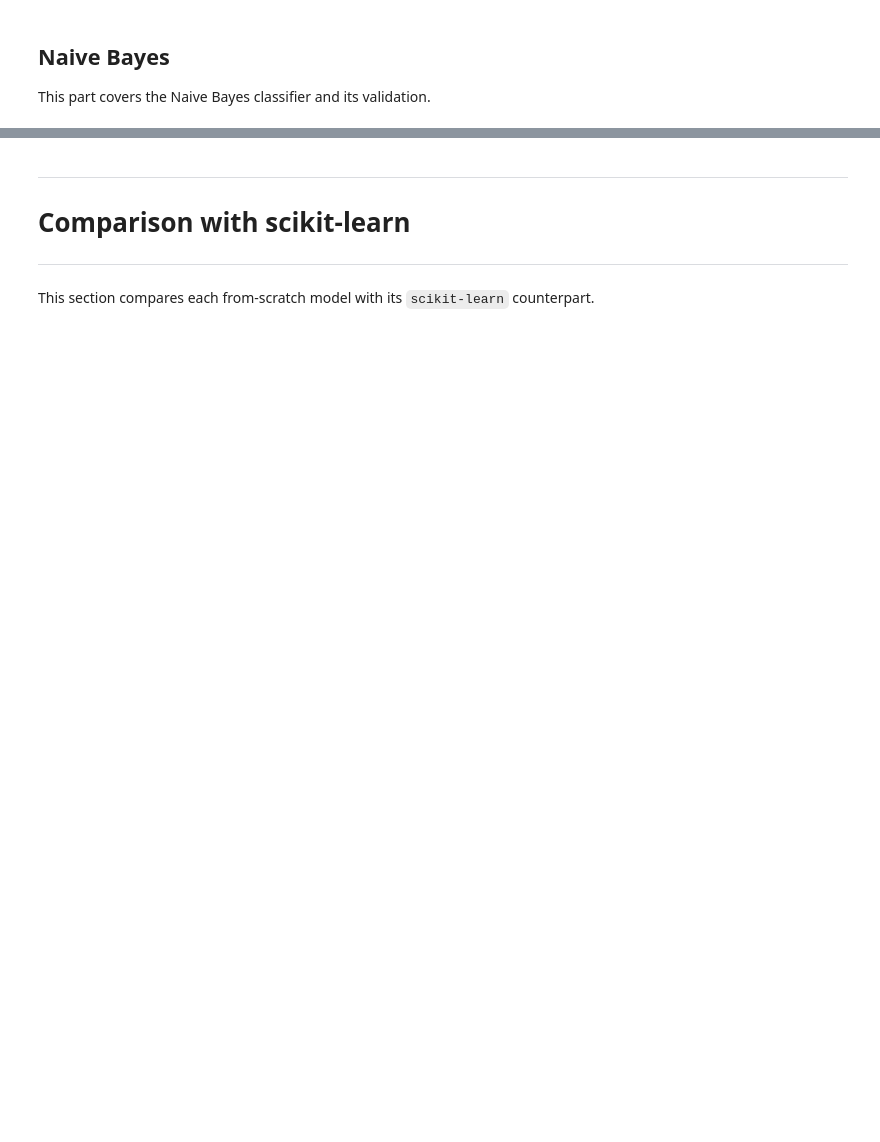
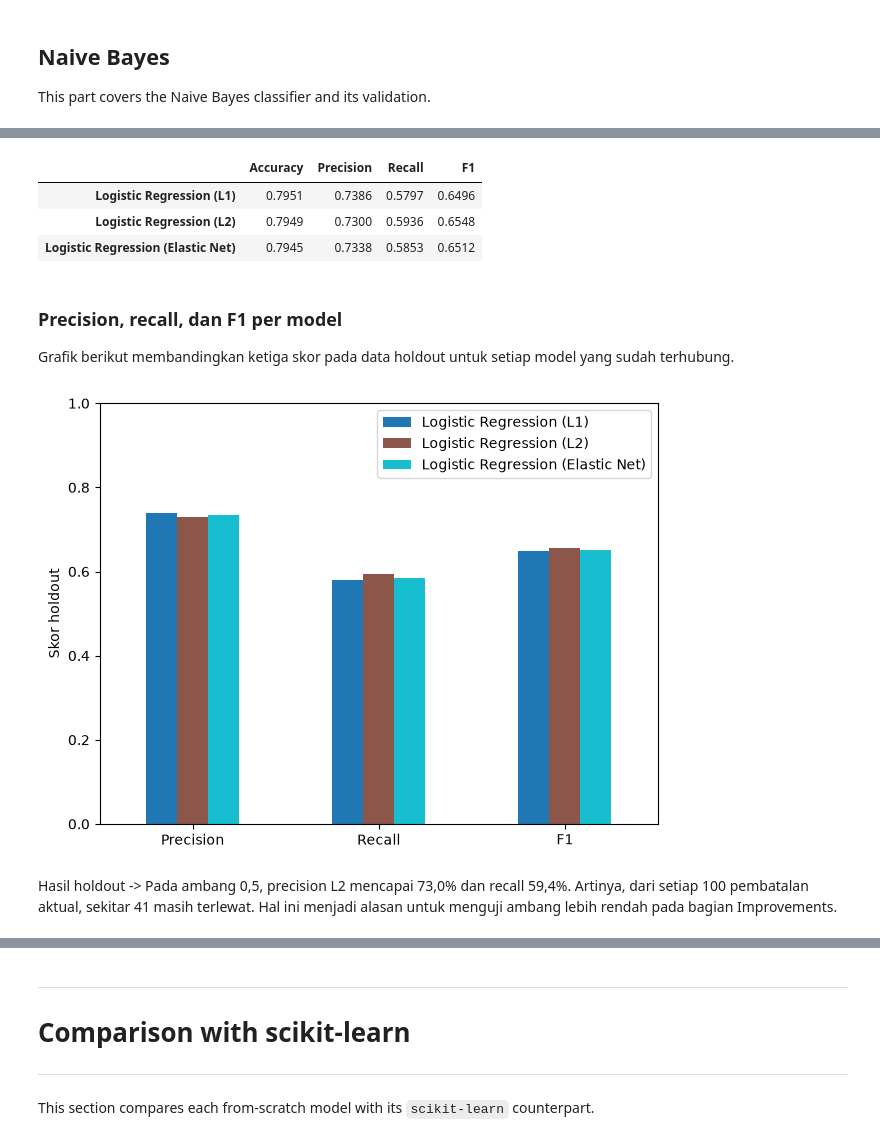
Before and after one commit to Hagon47/IF3170_G24_AyamNutellaBear, a Jupyter notebook: src/notebook/notebook.ipynb, the cells around one changed output, grey strips where cells are left out. Drawn from its saved outputs; the diff is of its cells as text; code cells hidden in the pictures; blank space fills up the shorter version.

Commit message:
feat: implement logistic regression pipelines and generate Kaggle submission

```diff
--- a/src/notebook/notebook.ipynb
+++ b/src/notebook/notebook.ipynb
@@ -692,7 +741,7 @@ onehot = OneHotEncoder(handle_unknown='ignore', sparse_output=False)
 meal_encoder.fit(train_scaled[['meal_package']])
 onehot.fit(train_scaled[ONEHOTRESULT])
 
-def onehotencode(df):
+def onehotencode(df, meal_encoder=meal_encoder, onehot=onehot):
     df = df.copy()
     df['meal_package'] = meal_encoder.transform(df[['meal_package']])
     oh = pd.DataFrame(onehot.transform(df[ONEHOTRESULT]), columns=onehot.get_feature_names_out(ONEHOTRESULT), index=df.index)
@@ -1018,5 +1088,11 @@ The pipeline combines the preparation steps so they run in one consistent order.
 # %%
-# Write your code here
+def prepare_features_a(raw_fit, raw_eval):
+    train, other = clean_reservations(raw_fit, raw_eval)
+    train, other = transform_features_a(train, other)
+    features = train.columns.drop([ID_COL, TARGET])
+    X_train, y_train = to_xy(train, features)
+    X_other, _ = to_xy(other, features)
+    return X_train, y_train, X_other
 # %% [markdown]
 ---
 
@@ -1075,0 +1169,44 @@ This part covers hyperparameter tuning, cross-validation, and further visualizat
+# %%
+from sklearn.metrics import accuracy_score, precision_score, recall_score
+
+models = {
+    'KNN': None,            # GANTIFUNGSIMODELKNN
+    'Decision Tree': None,  # GANTIFUNGSIMODELDTL
+    'Logistic Regression (L1)': (lr_models['l1'], prepare_features_a, lr_predictions['l1']),
+    'Logistic Regression (L2)': (lr_models['l2'], prepare_features_a, lr_predictions['l2']),
+    'Logistic Regression (Elastic Net)': (lr_models['elasticnet'], prepare_features_a, lr_predictions['elasticnet']),
+    'SVM': None,            # GANTIFUNGSIMODELSVM
+    'Naive Bayes': None,    # GANTIFUNGSIMODELNB
+}
+active_models = {name: entry for name, entry in models.items() if entry is not None}
+# %%
+holdout = {}
+for name in active_models:
+    model, prepare, pred = active_models[name]
+    holdout[name] = {
+        'Accuracy': accuracy_score(y_val, pred),
+        'Precision': precision_score(y_val, pred, zero_division=0),
+        'Recall': recall_score(y_val, pred, zero_division=0),
+        'F1': f1_score(y_val, pred, zero_division=0),
+    }
+holdout_scores = pd.DataFrame(holdout).T
+holdout_scores.round(4)
+# %% [output]
+|  | Accuracy | Precision | Recall | F1 |
+| Logistic Regression (L1) | 0.7951 | 0.7386 | 0.5797 | 0.6496 |
+| Logistic Regression (L2) | 0.7949 | 0.7300 | 0.5936 | 0.6548 |
+| Logistic Regression (Elastic Net) | 0.7945 | 0.7338 | 0.5853 | 0.6512 |
+# %% [markdown]
+### Precision, recall, dan F1 per model
+
+Grafik berikut membandingkan ketiga skor pada data holdout untuk setiap model yang sudah terhubung.
+# %%
+holdout_scores[['Precision', 'Recall', 'F1']].T.plot.bar(
+    rot=0, ylim=(0, 1), ylabel='Skor holdout', colormap='tab10',
+)
+plt.tight_layout()
+plt.show()
+# %% [output]
+[figure, added]
+# %% [markdown]
+Hasil holdout -> Pada ambang 0,5, precision L2 mencapai 73,0% dan recall 59,4%. Artinya, dari setiap 100 pembatalan aktual, sekitar 41 masih terlewat. Hal ini menjadi alasan untuk menguji ambang lebih rendah pada bagian Improvements.
```
Also changed, not shown: parts of 50 cells of this notebook, 1 other file.
